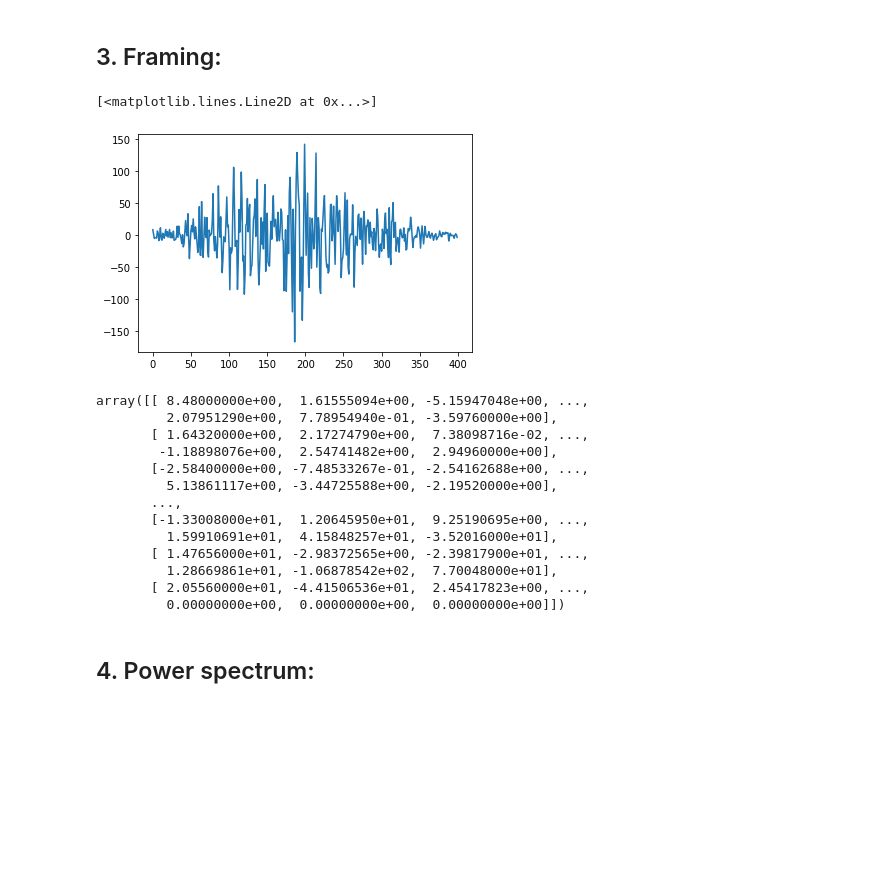
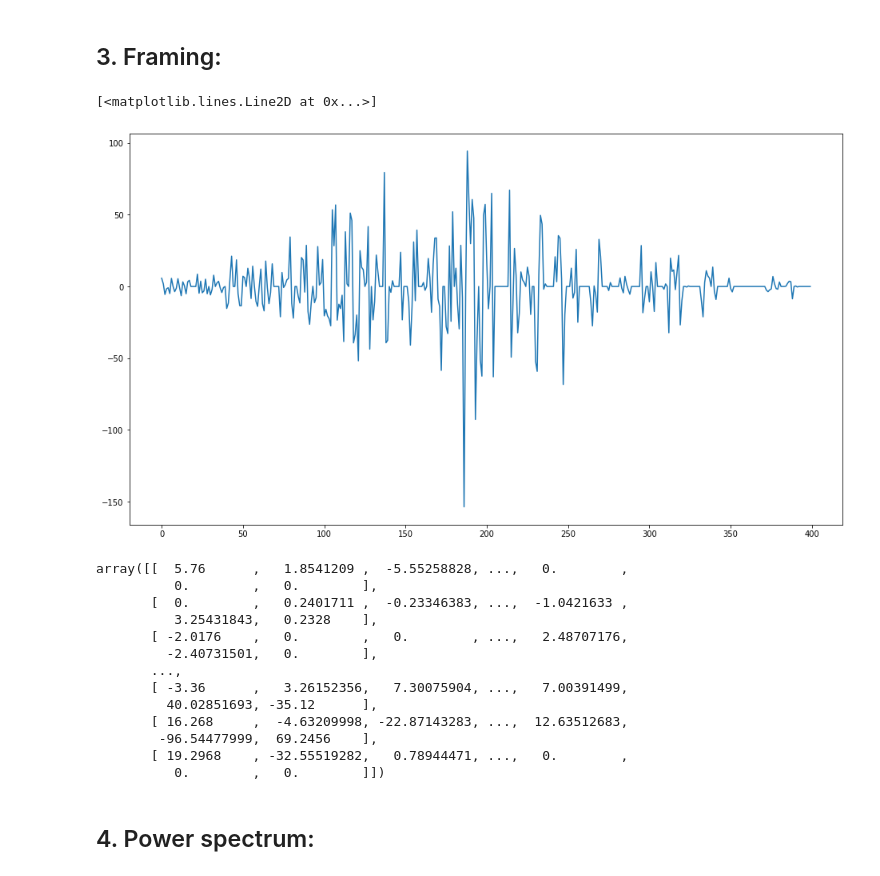
Before and after one commit to AlexKly/VegaVAD, a Jupyter notebook: Python/Exploration model/The modeling of audio processing.ipynb, the cells around one changed output. Cells and saved outputs as stored; diff of their text form; code cells hidden in the pictures; blank space fills up the shorter version.

```diff
--- a/Python/Exploration model/The modeling of audio processing.ipynb
+++ b/Python/Exploration model/The modeling of audio processing.ipynb
@@ -47,6 +56,8 @@ Below is shown steps of pipeline:
 ## 1. Audio convertor:
 # %%
 (rate, sig) = wav.read(REAL_DIR+FILENAME)
+sig = resampy.resample(x=sig, sr_orig=rate, sr_new=SAMPLE_RATE)
+plt.figure(figsize=(16, 9))
 plt.plot(sig)
 # %% [output]
 [<matplotlib.lines.Line2D at 0x...>]
@@ -71,26 +83,27 @@ array([ 106.  ,   20.18,  -64.31, ..., -307.89,  -14.25,  532.48])
 ## 3. Framing:
 # %%
 frames = framesig(preemhasis_sig, frame_len=FRAME_LENGTH * SAMPLE_RATE, frame_step=FRAME_STEP * SAMPLE_RATE, winfunc=WINDOW_FUNCTION)
+plt.figure(figsize=(16, 9))
 plt.plot(frames[0])
 # %% [output]
 [<matplotlib.lines.Line2D at 0x...>]
-[figure, old version]
+[figure, new version]
 # %%
 frames
 # %% [output]
-array([[ 8.48000000e+00,  1.61555094e+00, -5.15947048e+00, ...,
-         2.07951290e+00,  7.78954940e-01, -3.59760000e+00],
-       [ 1.64320000e+00,  2.17274790e+00,  7.38098716e-02, ...,
-        -1.18898076e+00,  2.54741482e+00,  2.94960000e+00],
-       [-2.58400000e+00, -7.48533267e-01, -2.54162688e+00, ...,
-         5.13861117e+00, -3.44725588e+00, -2.19520000e+00],
+array([[  5.76      ,   1.8541209 ,  -5.55258828, ...,   0.        ,
+          0.        ,   0.        ],
+       [  0.        ,   0.2401711 ,  -0.23346383, ...,  -1.0421633 ,
+          3.25431843,   0.2328    ],
+       [ -2.0176    ,   0.        ,   0.        , ...,   2.48707176,
+         -2.40731501,   0.        ],
        ...,
-       [-1.33008000e+01,  1.20645950e+01,  9.25190695e+00, ...,
-         1.59910691e+01,  4.15848257e+01, -3.52016000e+01],
-       [ 1.47656000e+01, -2.98372565e+00, -2.39817900e+01, ...,
-         1.28669861e+01, -1.06878542e+02,  7.70048000e+01],
-       [ 2.05560000e+01, -4.41506536e+01,  2.45417823e+00, ...,
-         0.00000000e+00,  0.00000000e+00,  0.00000000e+00]])
+       [ -3.36      ,   3.26152356,   7.30075904, ...,   7.00391499,
+         40.02851693, -35.12      ],
+       [ 16.268     ,  -4.63209998, -22.87143283, ...,  12.63512683,
+        -96.54477999,  69.2456    ],
+       [ 19.2968    , -32.55519282,   0.78944471, ...,   0.        ,
+          0.        ,   0.        ]])
 # %% [markdown]
 ## 4. Power spectrum:
 # %%
```
Also changed, not shown: parts of 27 cells of this notebook, 2 other files.
